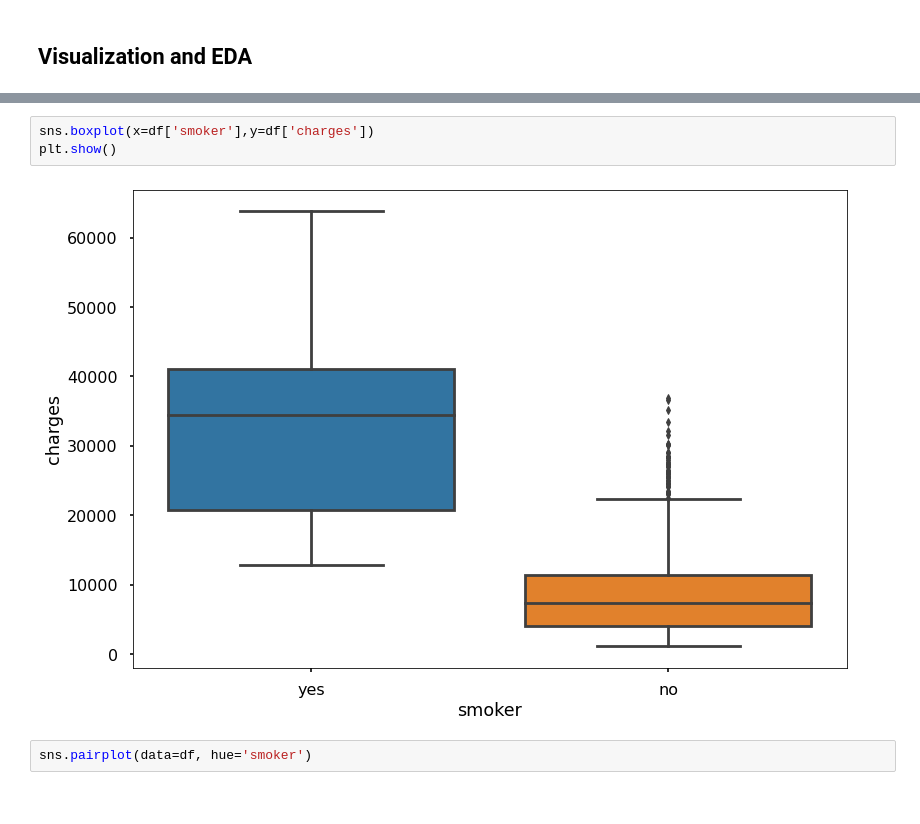
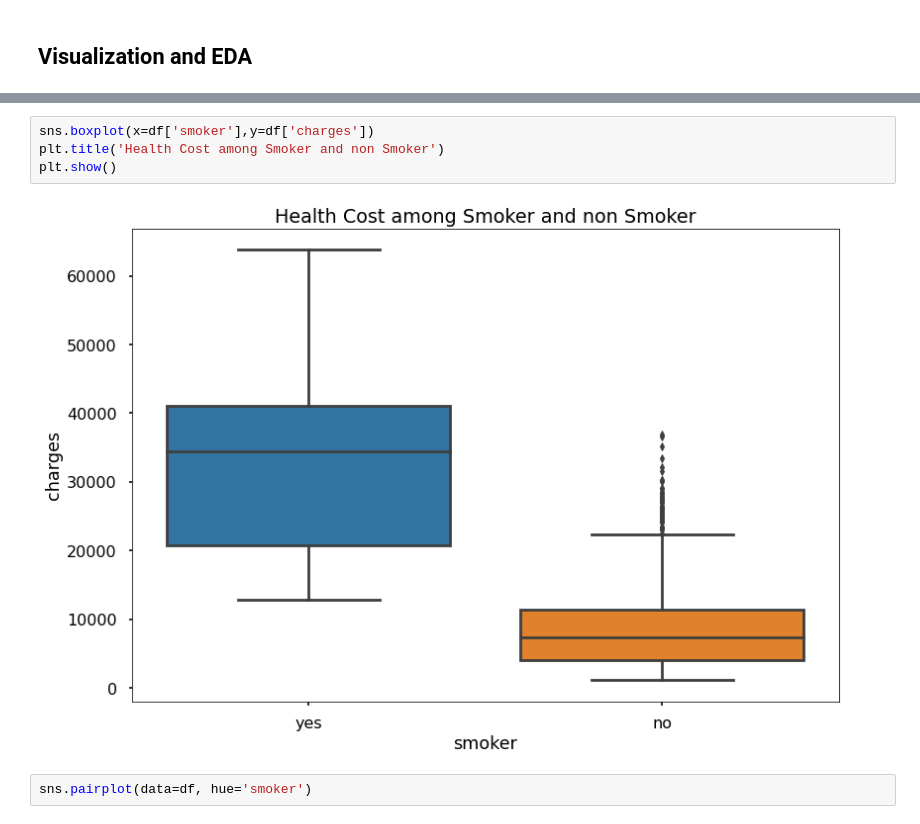
Before and after one commit to bimarshak7/learn_ml, a Jupyter notebook: ices_LinearRegression.ipynb, the cells around one changed output, grey strips where cells are left out. Drawn from its saved outputs; the diff is of its cells as text.

```diff
--- a/ices_LinearRegression.ipynb
+++ b/ices_LinearRegression.ipynb
@@ -72,8 +73,9 @@ Name: charges, dtype: float64
 # %%
 sns.boxplot(x=df['smoker'],y=df['charges'])
+plt.title('Health Cost among Smoker and non Smoker')
 plt.show()
 # %% [output]
-[figure, old version]
+[figure, new version]
 # %%
 sns.pairplot(data=df, hue='smoker')
 # %% [output]
```
Also changed, not shown: parts of 11 cells of this notebook.
